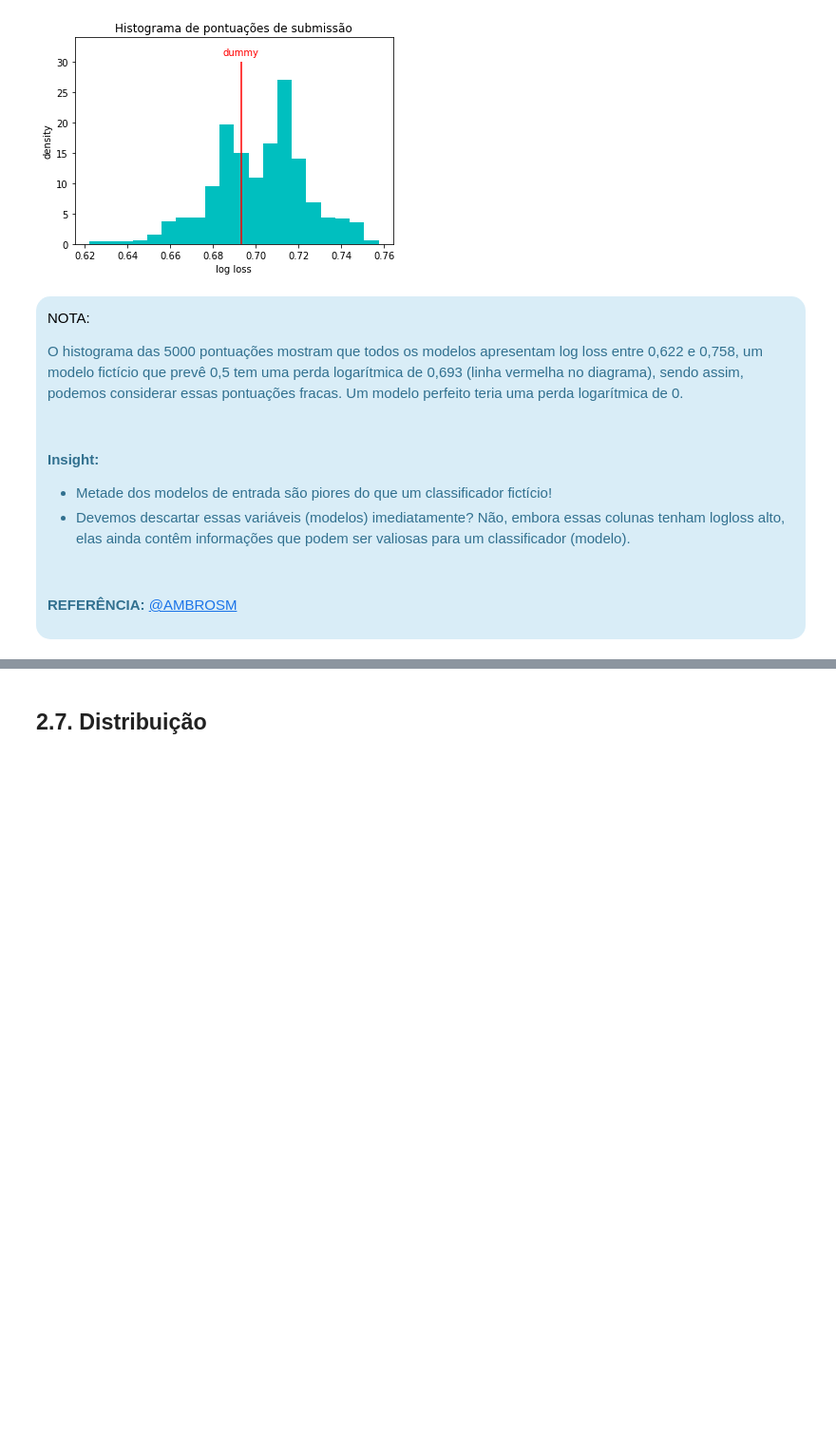
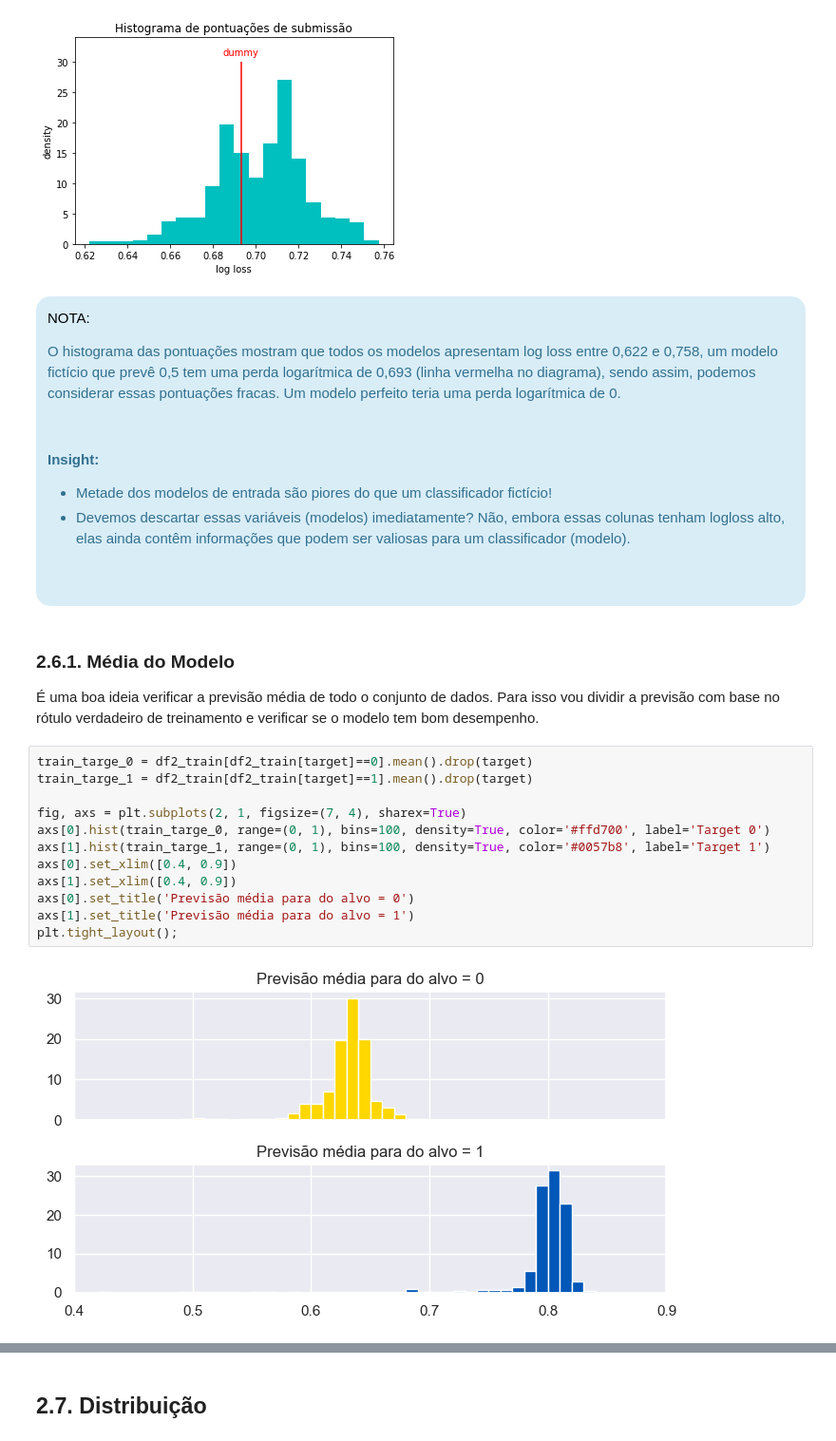
Before and after one commit to rogeriodelfim/Competicoes, a Jupyter notebook: Kaggle/Tabular Playground Series/2022/10 - Novembro/01. EDA.ipynb, the cells around one changed output, grey strips where cells are left out. Shown at 95% size. Saved outputs shown, nothing was run; the diff lists cells and outputs as text; blank space fills up the shorter version.

```diff
--- a/Kaggle/Tabular Playground Series/2022/10 - Novembro/01. EDA.ipynb
+++ b/Kaggle/Tabular Playground Series/2022/10 - Novembro/01. EDA.ipynb
@@ -1103,15 +1099,30 @@ plt.show()
 <div class="alert alert-block alert-info" style="border-radius:15px">
 <p style="color: black; font-family: Arial Black">NOTA:</p>
 
-O histograma das 5000 pontuações mostram que todos os modelos apresentam log loss entre 0,622 e 0,758, um modelo fictício que prevê 0,5 tem uma perda logarítmica de 0,693 (linha vermelha no diagrama), sendo assim, podemos considerar essas pontuações fracas. Um modelo perfeito teria uma perda logarítmica de 0. <p><br>
+O histograma das pontuações mostram que todos os modelos apresentam log loss entre 0,622 e 0,758, um modelo fictício que prevê 0,5 tem uma perda logarítmica de 0,693 (linha vermelha no diagrama), sendo assim, podemos considerar essas pontuações fracas. Um modelo perfeito teria uma perda logarítmica de 0. <p><br>
 
 <b>Insight:</b> <br>
 - Metade dos modelos de entrada são piores do que um classificador fictício!
-- Devemos descartar essas variáveis (modelos) imediatamente? Não, embora essas colunas tenham logloss alto, elas ainda contêm informações que podem ser valiosas para um classificador (modelo).
+- Devemos descartar essas variáveis (modelos) imediatamente? Não, embora essas colunas tenham logloss alto, elas ainda contêm informações que podem ser valiosas para um classificador (modelo).<p><br>
 
-<p><br>
-
-<b>REFERÊNCIA:</b> [@AMBROSM](https://www.kaggle.com/code/ambrosm/tpsnov22-eda-which-makes-sense)
 
 
 </div>
+# %% [markdown]
+### 2.6.1. Média do Modelo
+
+É uma boa ideia verificar a previsão média de todo o conjunto de dados. Para isso vou dividir a previsão com base no rótulo verdadeiro de treinamento e verificar se o modelo tem bom desempenho.
+# %%
+train_targe_0 = df2_train[df2_train[target]==0].mean().drop(target)
+train_targe_1 = df2_train[df2_train[target]==1].mean().drop(target)
+
+fig, axs = plt.subplots(2, 1, figsize=(7, 4), sharex=True)
+axs[0].hist(train_targe_0, range=(0, 1), bins=100, density=True, color='#ffd700', label='Target 0')
+axs[1].hist(train_targe_1, range=(0, 1), bins=100, density=True, color='#0057b8', label='Target 1')
+axs[0].set_xlim([0.4, 0.9])
+axs[1].set_xlim([0.4, 0.9])
+axs[0].set_title('Previsão média para do alvo = 0')
+axs[1].set_title('Previsão média para do alvo = 1')
+plt.tight_layout();
+# %% [output]
+[figure, added]
```
Also changed, not shown: parts of 46 cells of this notebook, 3 other files.
